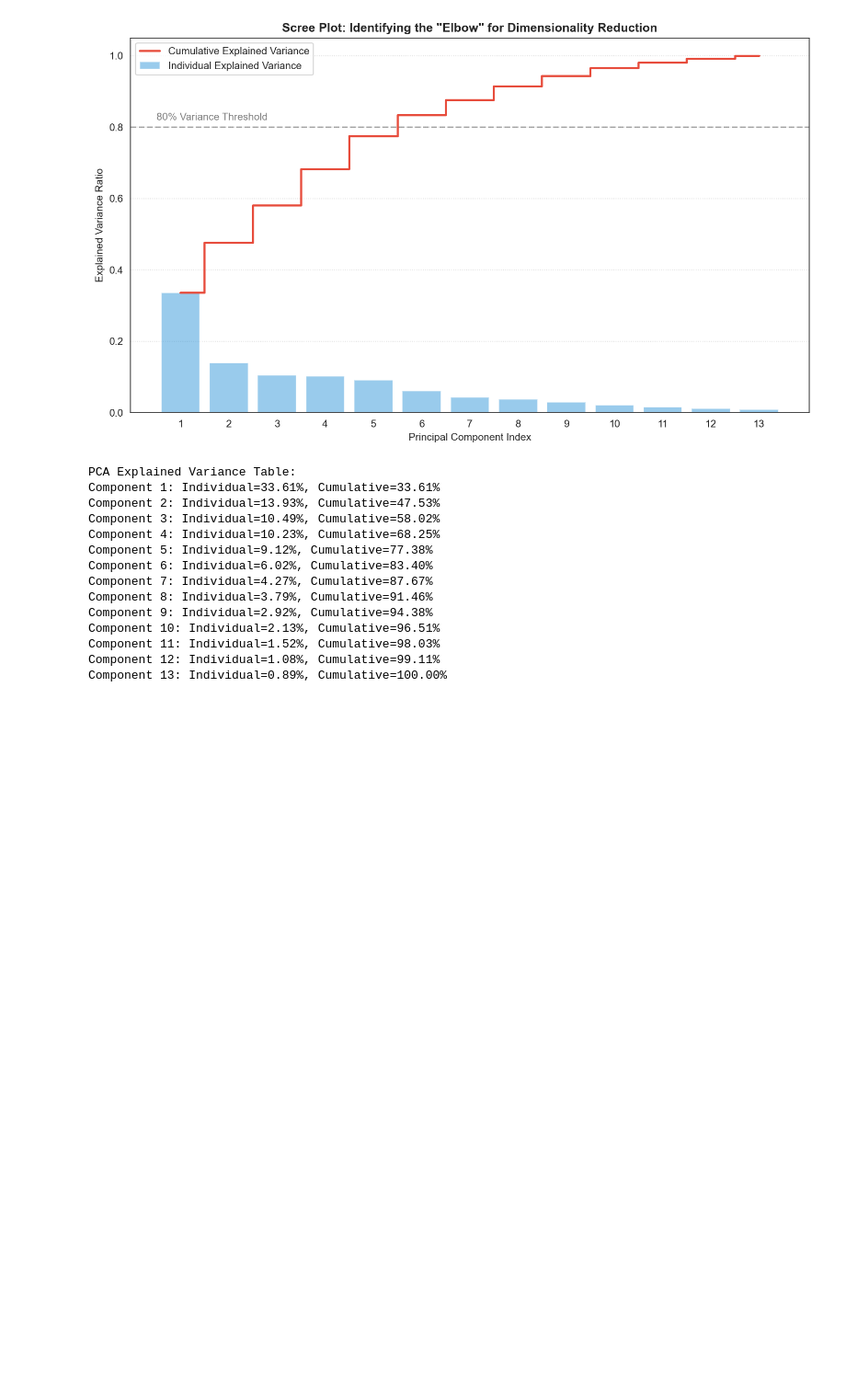
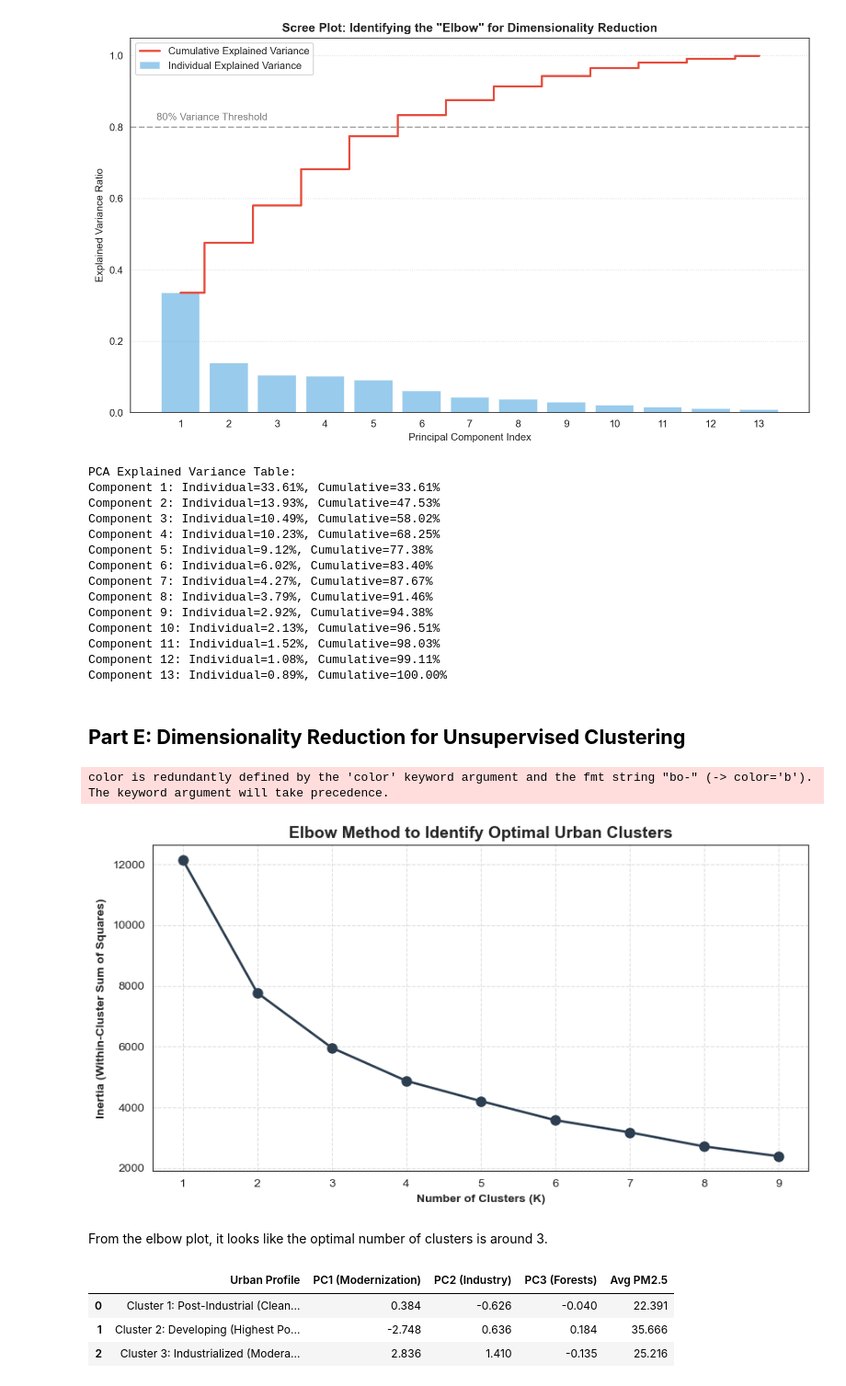
Before and after one commit to chrislowzhengxi/intro-ml, a Jupyter notebook: project/code.ipynb, the cells around one changed output. Shown at 92% size. Drawn from its saved outputs; the diff is of its cells as text; code cells hidden in the pictures; blank space fills up the shorter version.

Commit message:
Complete Final project code. Report WIP

```diff
--- a/project/code.ipynb
+++ b/project/code.ipynb
@@ -1308,3 +1307,30 @@ Component 10: Individual=2.13%, Cumulative=96.51%
 Component 11: Individual=1.52%, Cumulative=98.03%
 Component 12: Individual=1.08%, Cumulative=99.11%
 Component 13: Individual=0.89%, Cumulative=100.00%
+# %% [markdown]
+## **Part E: Dimensionality Reduction for Unsupervised Clustering**
+# %%
+from sklearn.cluster import KMeans
+import matplotlib.pyplot as plt
+
+# We use the 3 PCA components from Part D
+inertia = []
+K_range = range(1, 10)
+
+for k in K_range:
+    kmeans = KMeans(n_clusters=k, random_state=42, n_init=10)
+    kmeans.fit(X_pca)
+    inertia.append(kmeans.inertia_)
+
+plt.figure(figsize=(10, 5), dpi=100)
+plt.plot(K_range, inertia, 'bo-', markersize=8, linewidth=2, color='#2c3e50')
+plt.xlabel('Number of Clusters (K)', fontweight='bold')
+plt.ylabel('Inertia (Within-Cluster Sum of Squares)', fontweight='bold')
+plt.title('Elbow Method to Identify Optimal Urban Clusters', fontsize=14, fontweight='bold')
+plt.grid(True, linestyle='--', alpha=0.6)
+plt.show()
+# %% [output]
+color is redundantly defined by the 'color' keyword argument and the fmt string "bo-" (-> color='b'). The keyword argument will take precedence.
+[figure, added]
+# %% [markdown]
+From the elbow plot, it looks like the optimal number of clusters is around 3.
@@ -1310,0 +1394,26 @@ Component 13: Individual=0.89%, Cumulative=100.00%
+# %%
+cluster_summary = pca_df.groupby('Cluster').agg({
+    'PC1': 'mean',
+    'PC2': 'mean',
+    'PC3': 'mean',
+    'pm25': 'mean'
+}).reset_index()
+
+cluster_name_map = {
+    0: 'Cluster 1: Post-Industrial (Cleanest)',
+    1: 'Cluster 2: Developing (Highest Pollution)',
+    2: 'Cluster 3: Industrialized (Moderate Pollution)'
+}
+
+cluster_summary['Cluster Name'] = cluster_summary['Cluster'].astype(int).map(cluster_name_map)
+
+final_report_table = cluster_summary[['Cluster Name', 'PC1', 'PC2', 'PC3', 'pm25']].round(3)
+
+final_report_table.columns = ['Urban Profile', 'PC1 (Modernization)', 'PC2 (Industry)', 'PC3 (Forests)', 'Avg PM2.5']
+
+display(final_report_table)
+# %% [output]
+|  | Urban Profile | PC1 (Modernization) | PC2 (Industry) | PC3 (Forests) | Avg PM2.5 |
+| 0 | Cluster 1: Post-Industrial (Clean... | 0.384 | -0.626 | -0.040 | 22.391 |
+| 1 | Cluster 2: Developing (Highest Po... | -2.748 | 0.636 | 0.184 | 35.666 |
+| 2 | Cluster 3: Industrialized (Modera... | 2.836 | 1.410 | -0.135 | 25.216 |
```
Also changed, not shown: parts of 22 cells of this notebook.
